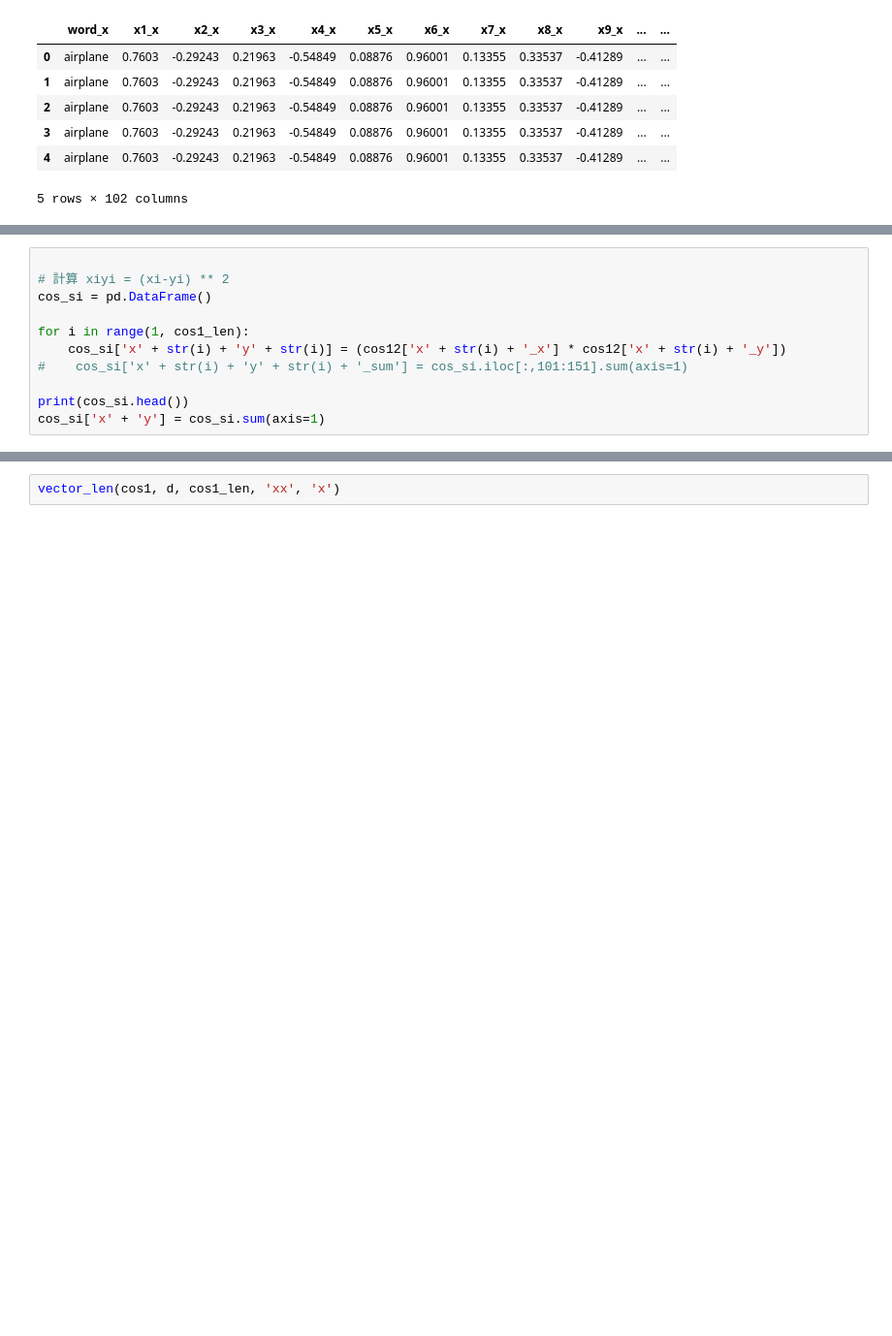
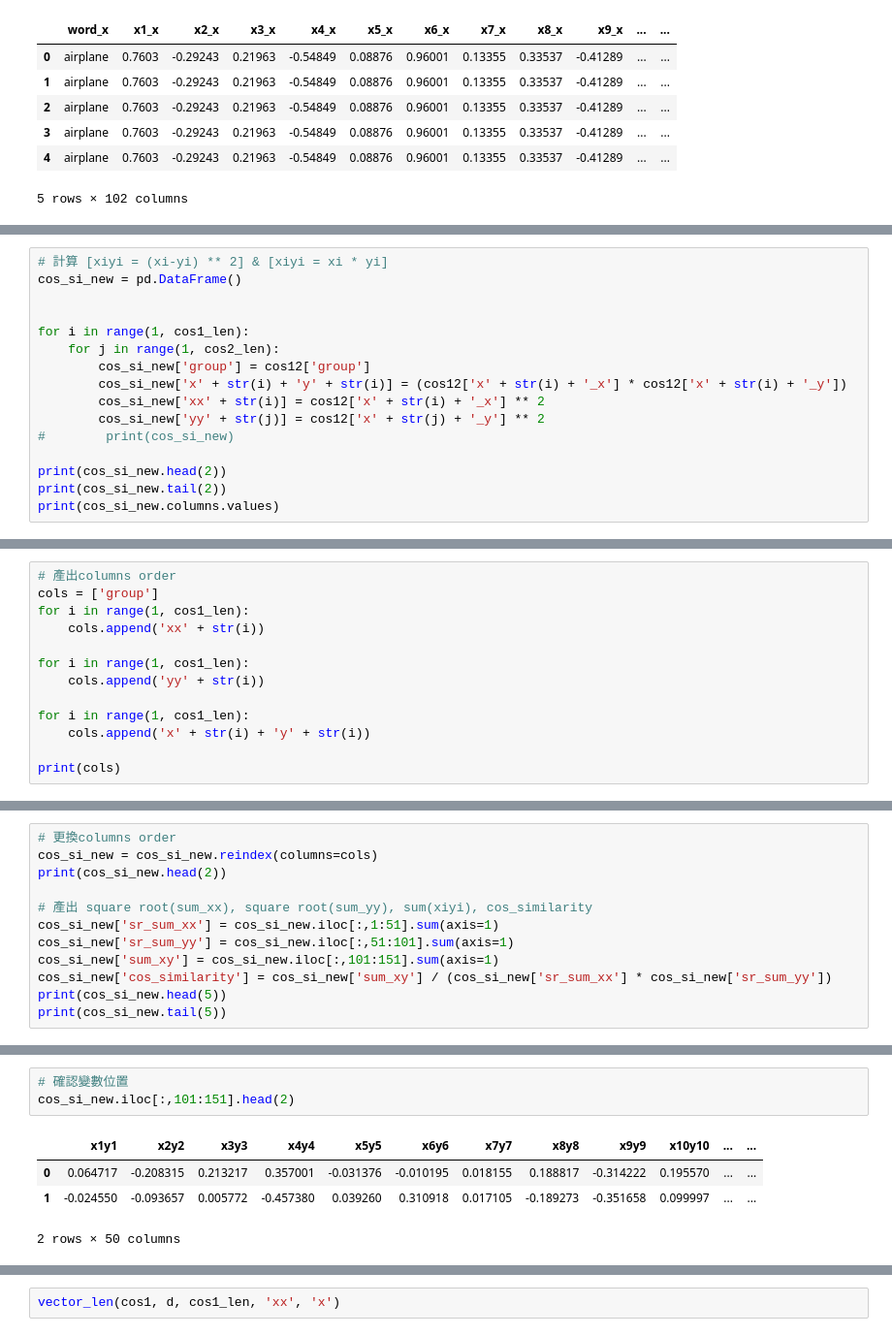
Before and after one commit to j9o8y7ce/python-practice, a Jupyter notebook: Cosine相似度.ipynb, the cells around one changed output, grey strips where cells are left out. Shown: that part at 97% size. Drawn from its saved outputs; the diff is of its cells as text; blank space fills up the shorter version.

```diff
--- a/Cosine相似度.ipynb
+++ b/Cosine相似度.ipynb
@@ -107,13 +99,18 @@ Name: word_xy, dtype: object
 (50, 101)
 # %%
+# 計算 [xiyi = (xi-yi) ** 2] & [xiyi = xi * yi]
+cos_si_new = pd.DataFrame()
 
-# 計算 xiyi = (xi-yi) ** 2
-cos_si = pd.DataFrame()
 
 for i in range(1, cos1_len):
-    cos_si['x' + str(i) + 'y' + str(i)] = (cos12['x' + str(i) + '_x'] * cos12['x' + str(i) + '_y'])
-#    cos_si['x' + str(i) + 'y' + str(i) + '_sum'] = cos_si.iloc[:,101:151].sum(axis=1)
+    for j in range(1, cos2_len):
+        cos_si_new['group'] = cos12['group']
+        cos_si_new['x' + str(i) + 'y' + str(i)] = (cos12['x' + str(i) + '_x'] * cos12['x' + str(i) + '_y'])
+        cos_si_new['xx' + str(i)] = cos12['x' + str(i) + '_x'] ** 2
+        cos_si_new['yy' + str(j)] = cos12['x' + str(j) + '_y'] ** 2
+#        print(cos_si_new)
 
-print(cos_si.head())
-cos_si['x' + 'y'] = cos_si.sum(axis=1)
+print(cos_si_new.head(2))
+print(cos_si_new.tail(2))
+print(cos_si_new.columns.values)
 # %% [output]
@@ -156,0 +134,13 @@ print(cos_si.head())
+# %%
+# 產出columns order
+cols = ['group']
+for i in range(1, cos1_len):
+    cols.append('xx' + str(i))
+
+for i in range(1, cos1_len):
+    cols.append('yy' + str(i))
+
+for i in range(1, cos1_len):
+    cols.append('x' + str(i) + 'y' + str(i))
+
+print(cols)
@@ -156,0 +149,12 @@ print(cos_si.head())
+# %%
+# 更換columns order
+cos_si_new = cos_si_new.reindex(columns=cols)
+print(cos_si_new.head(2))
+
+# 產出 square root(sum_xx), square root(sum_yy), sum(xiyi), cos_similarity
+cos_si_new['sr_sum_xx'] = cos_si_new.iloc[:,1:51].sum(axis=1)
+cos_si_new['sr_sum_yy'] = cos_si_new.iloc[:,51:101].sum(axis=1)
+cos_si_new['sum_xy'] = cos_si_new.iloc[:,101:151].sum(axis=1)
+cos_si_new['cos_similarity'] = cos_si_new['sum_xy'] / (cos_si_new['sr_sum_xx'] * cos_si_new['sr_sum_yy'])
+print(cos_si_new.head(5))
+print(cos_si_new.tail(5))
@@ -157 +204,9 @@ print(cos_si.head())
+# %%
+# 確認變數位置
+cos_si_new.iloc[:,101:151].head(2)
+# %% [output]
+|  | x1y1 | x2y2 | x3y3 | x4y4 | x5y5 | x6y6 | x7y7 | x8y8 | x9y9 | x10y10 | ... | ... |
+| 0 | 0.064717 | -0.208315 | 0.213217 | 0.357001 | -0.031376 | -0.010195 | 0.018155 | 0.188817 | -0.314222 | 0.195570 | ... | ... |
+| 1 | -0.024550 | -0.093657 | 0.005772 | -0.457380 | 0.039260 | 0.310918 | 0.017105 | -0.189273 | -0.351658 | 0.099997 | ... | ... |
+2 rows × 50 columns
 # %%
```
Also changed, not shown: parts of 12 cells of this notebook.
